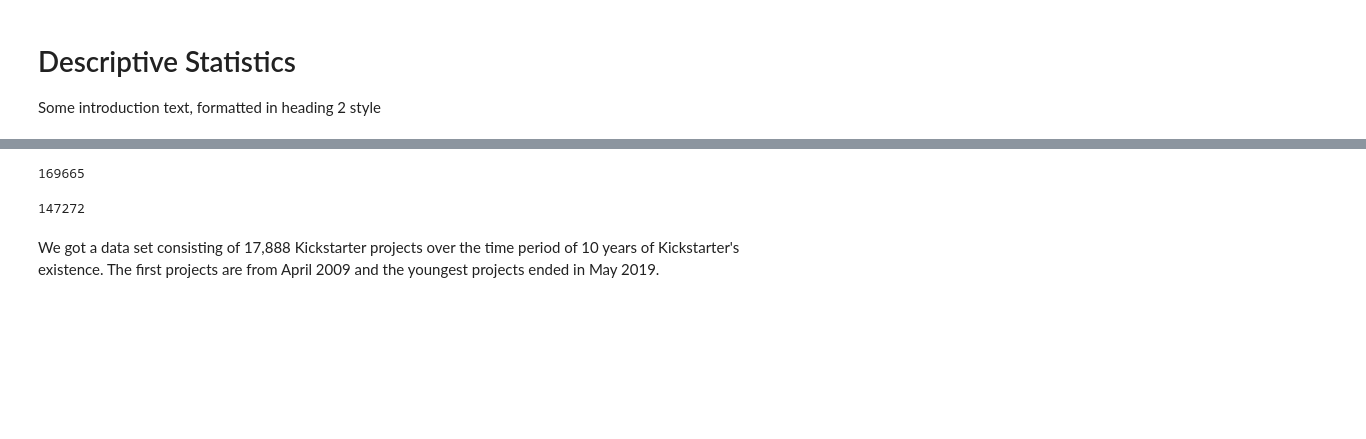
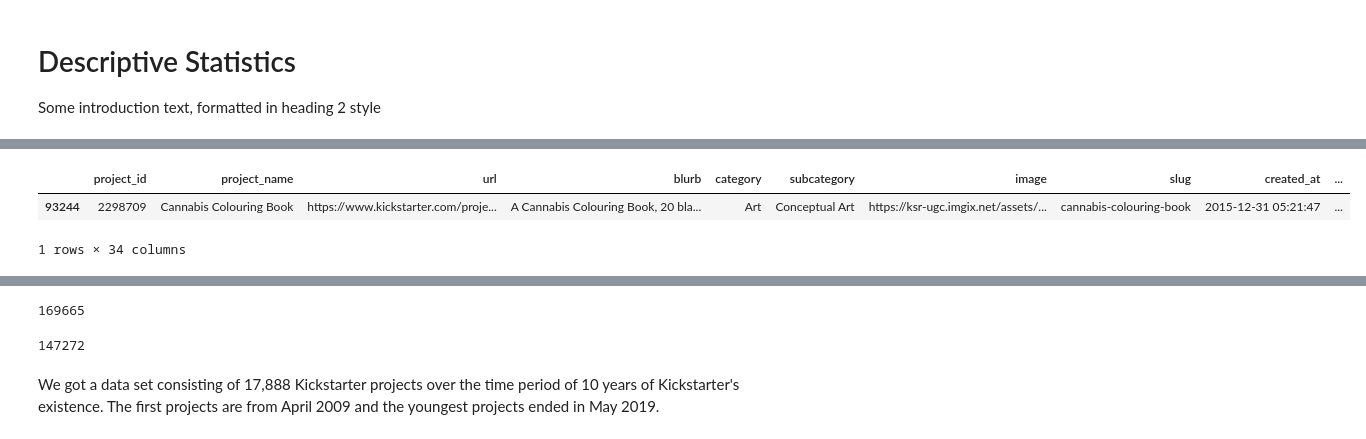
Before and after one commit to faymarie/crowdfunding-analysis, a Jupyter notebook: crowdfunding-visual-analysis.ipynb, the cells around one changed output, grey strips where cells are left out. Drawn from its saved outputs; the diff is of its cells as text; code cells hidden in the pictures; blank space fills up the shorter version.

```diff
--- a/crowdfunding-visual-analysis.ipynb
+++ b/crowdfunding-visual-analysis.ipynb
@@ -114,3 +114,9 @@ memory usage: 38.4+ MB
+# %%
+master_df[master_df.creator_name.isna()]
+# %% [output]
+|  | project_id | project_name | url | blurb | category | subcategory | image | slug | created_at | ... |
+| 93244 | 2298709 | Cannabis Colouring Book | https://www.kickstarter.com/proje... | A Cannabis Colouring Book, 20 bla... | Art | Conceptual Art | https://ksr-ugc.imgix.net/assets/... | cannabis-colouring-book | 2015-12-31 05:21:47 | ... |
+1 rows × 34 columns
 # %%
 projects_unique = master_df.project_id.nunique()
 projects_unique
```
Also changed, not shown: parts of 18 cells of this notebook.
